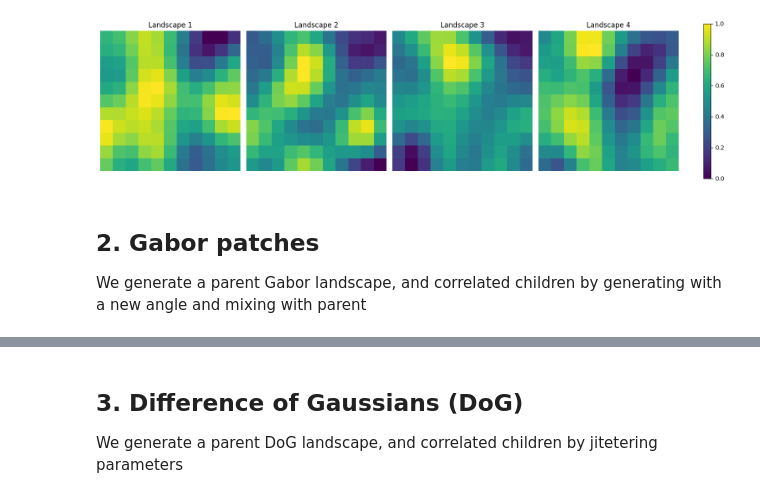
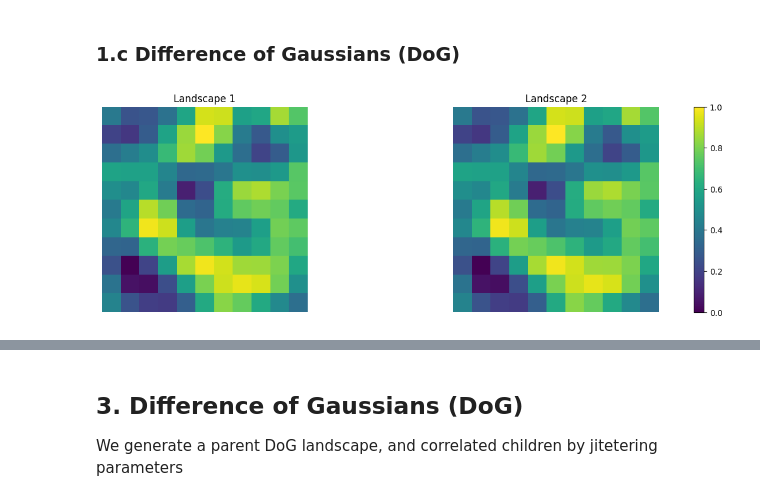
Before and after one commit to vagechirkov/Spatial-MAB-taboo, a Jupyter notebook: notebooks/reward_landscapes.ipynb, the cells around one changed output, grey strips where cells are left out. Cells and saved outputs as stored; diff of their text form; code cells hidden in the pictures.

Commit message:
add reward functions sampled from GPs with Gabor and DoG kernels

```diff
--- a/notebooks/reward_landscapes.ipynb
+++ b/notebooks/reward_landscapes.ipynb
@@ -14,19 +59,21 @@ We generate correlated reward landscapes where a 'parent' map defines the genera
+# %% [markdown]
+### 1.c Difference of Gaussians (DoG)
 # %%
 rng = np.random.default_rng(42)
-n_children = 3
-grid_size = 11
+n_children   = 1
+grid_size    = 11
+length_scale = 2
 
-parent, children = make_parent_and_children_cholesky(
+parent, children = make_DoG_set(
     rng=rng,
     grid_size=grid_size,
     n_children=n_children,
-    length_scale=2.0
+    sigma_outer=length_scale,
+    sigma_inner=length_scale/2,
+    amplitude=1.0,
 )
 
 plot_reward_grids(np.array([parent] + children))
 plt.show()
 # %% [output]
-[figure, old version]
+[figure, new version]
-# %% [markdown]
-## 2. Gabor patches
-We generate a parent Gabor landscape, and correlated children by generating with a new angle and mixing with parent
```
Also changed, not shown: parts of 7 cells of this notebook, 1 other file.
